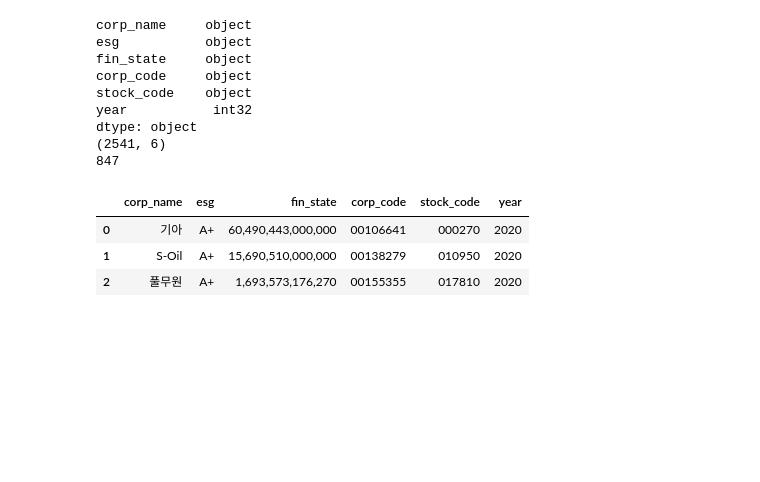
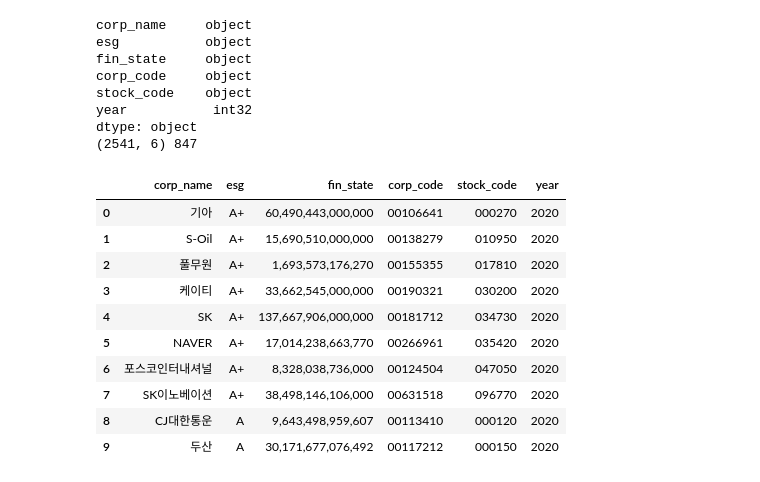
Before and after one commit to min-sssseung/Applied_ML_Team, a Jupyter notebook: demonstration.ipynb, the cells around one changed output. Saved outputs shown, nothing was run; the diff lists cells and outputs as text; code cells hidden in the pictures; blank space fills up the shorter version.

```diff
--- a/demonstration.ipynb
+++ b/demonstration.ipynb
@@ -1,29 +1,36 @@
 # %%
 # !pip install OpenDartReader
 # %%
-from financial_data_making import financial_dict
+# from financial_data_making import financial_dict
 import OpenDartReader
 import pandas as pd
-import time
+import os
+import glob
+
 df = pd.read_csv('esg_finance_data.csv', dtype={'corp_code': 'str', 'stock_code': 'str'})
 df['year'] = ['2020'] * 847 + ['2021'] * 847 + ['2022'] * 847
 df['year'] = df['year'].astype('int')
 print(df.dtypes)
-print(df.shape)
-print(len(df.corp_code.unique())) # 847
-df.head(3)
+print(df.shape, len(df.corp_code.unique())) #847
+df.head(10)
 # %% [output]
 corp_name     object
 esg           object
 fin_state     object
 corp_code     object
 stock_code    object
 year           int32
 dtype: object
-(2541, 6)
-847
+(2541, 6) 847
 |  | corp_name | esg | fin_state | corp_code | stock_code | year |
 | 0 | 기아 | A+ | 60,490,443,000,000 | 00106641 | 000270 | 2020 |
 | 1 | S-Oil | A+ | 15,690,510,000,000 | 00138279 | 010950 | 2020 |
 | 2 | 풀무원 | A+ | 1,693,573,176,270 | 00155355 | 017810 | 2020 |
+| 3 | 케이티 | A+ | 33,662,545,000,000 | 00190321 | 030200 | 2020 |
+| 4 | SK | A+ | 137,667,906,000,000 | 00181712 | 034730 | 2020 |
+| 5 | NAVER | A+ | 17,014,238,663,770 | 00266961 | 035420 | 2020 |
+| 6 | 포스코인터내셔널 | A+ | 8,328,038,736,000 | 00124504 | 047050 | 2020 |
+| 7 | SK이노베이션 | A+ | 38,498,146,106,000 | 00631518 | 096770 | 2020 |
+| 8 | CJ대한통운 | A | 9,643,498,959,607 | 00113410 | 000120 | 2020 |
+| 9 | 두산 | A | 30,171,677,076,492 | 00117212 | 000150 | 2020 |
 # %%
```
Also changed, not shown: parts of 10 cells of this notebook.
